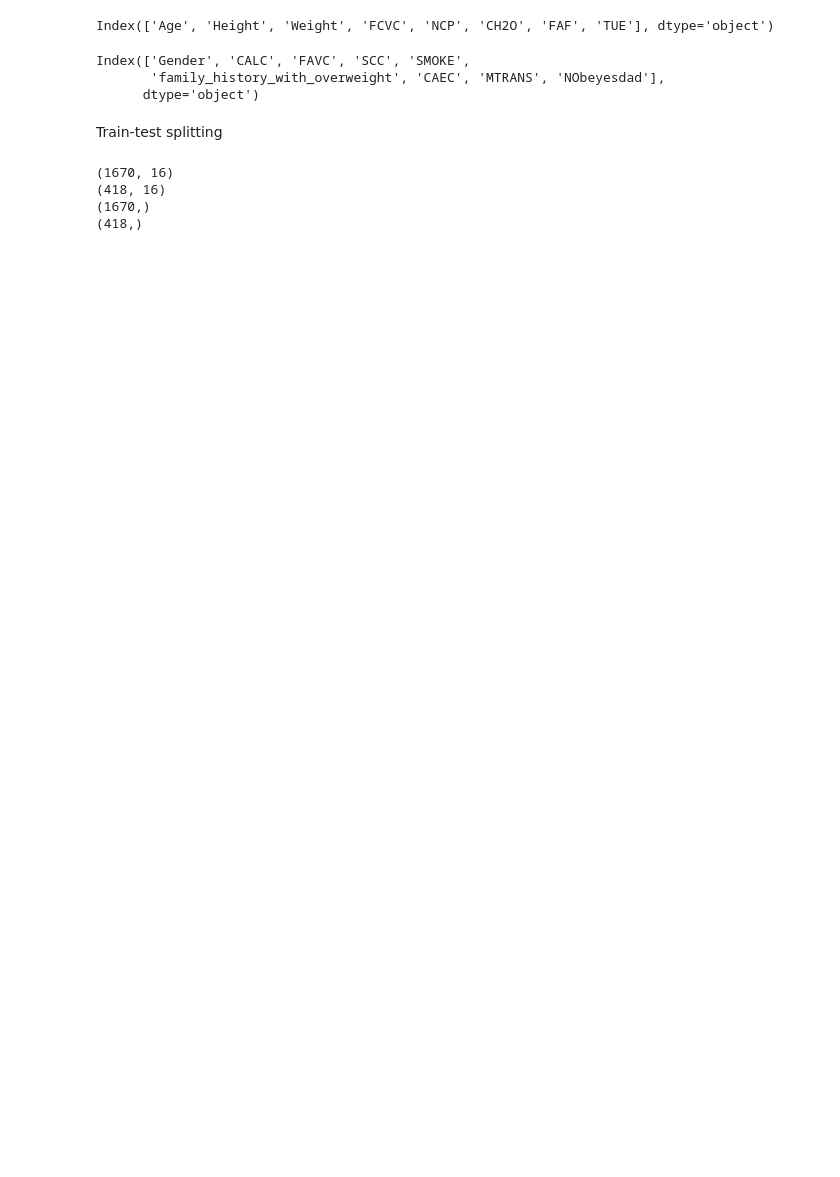
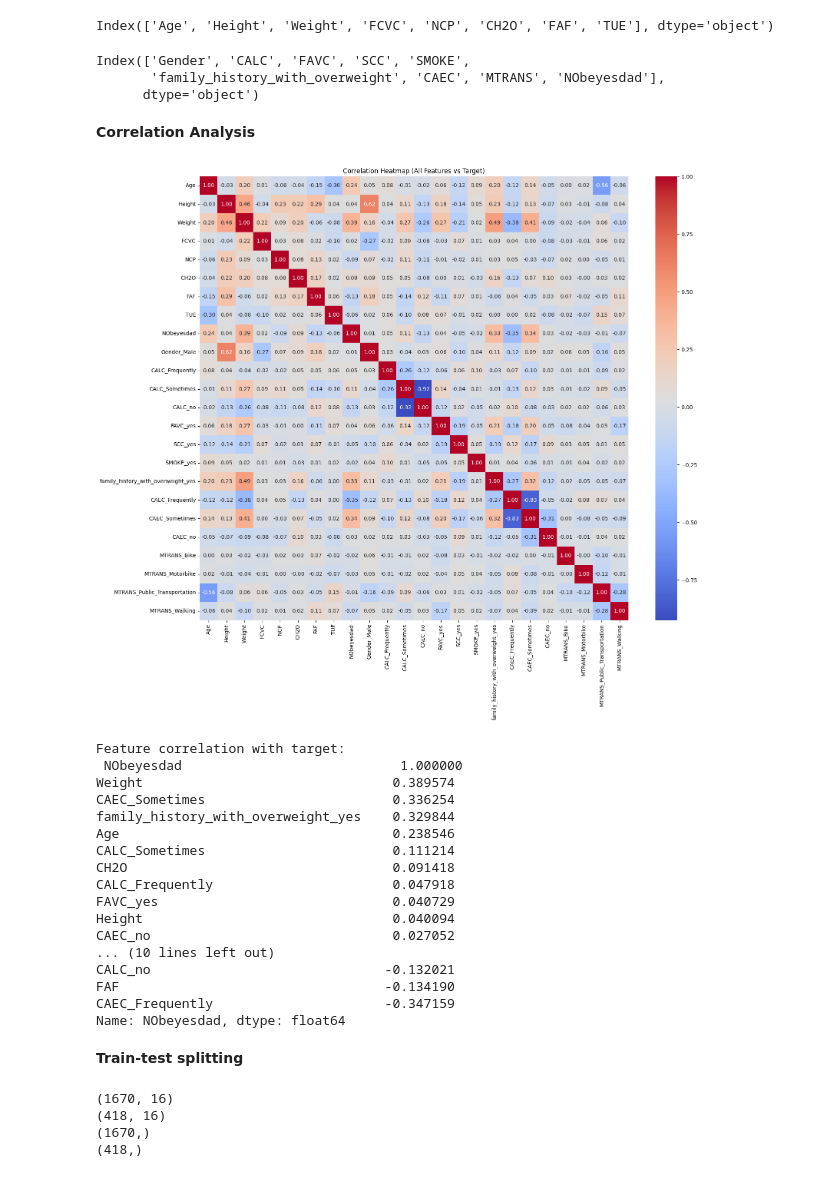
Before and after one commit to Nafiz-kodar/Machine_learning_project, a Jupyter notebook: 422_Project.ipynb, the cells around one changed output. Saved outputs shown, nothing was run; the diff lists cells and outputs as text; code cells hidden in the pictures; blank space fills up the shorter version.

Commit message:
after heatmap

```diff
--- a/422_Project.ipynb
+++ b/422_Project.ipynb
@@ -210,3 +212,5 @@ categorical_features
 Index(['Gender', 'CALC', 'FAVC', 'SCC', 'SMOKE',
        'family_history_with_overweight', 'CAEC', 'MTRANS', 'NObeyesdad'],
       dtype='object')
+# %% [markdown]
+**Correlation Analysis**
@@ -213,4 +221,40 @@ Index(['Gender', 'CALC', 'FAVC', 'SCC', 'SMOKE',
+# %%
+df_corr = df.copy()
+
+category_fe = df_corr.select_dtypes(include=['object']).columns.drop('NObeyesdad')
+df_corr = pd.get_dummies(df_corr, columns=category_fe, drop_first=True)
+
+df_corr['NObeyesdad'] = LabelEncoder().fit_transform(df_corr['NObeyesdad'])
+
+corr_matrix = df_corr.corr()
+
+plt.figure(figsize=(18,15))
+sns.heatmap(corr_matrix, annot=True, cmap='coolwarm', fmt=".2f")
+plt.title("Correlation Heatmap (All Features vs Target)")
+plt.show()
+
+target_corr = corr_matrix['NObeyesdad'].sort_values(ascending=False)
+print("Feature correlation with target:\n", target_corr)
+# %% [output]
+[figure, added]
+Feature correlation with target:
+ NObeyesdad                            1.000000
+Weight                                0.389574
+CAEC_Sometimes                        0.336254
+family_history_with_overweight_yes    0.329844
+Age                                   0.238546
+CALC_Sometimes                        0.111214
+CH2O                                  0.091418
+CALC_Frequently                       0.047918
+FAVC_yes                              0.040729
+Height                                0.040094
+CAEC_no                               0.027052
+... (10 lines left out)
+CALC_no                              -0.132021
+FAF                                  -0.134190
+CAEC_Frequently                      -0.347159
+Name: NObeyesdad, dtype: float64
 # %% [markdown]
-Train-test splitting
+**Train-test splitting**
 # %%
 from sklearn.model_selection import train_test_split
```
Also changed, not shown: parts of 46 cells of this notebook.
